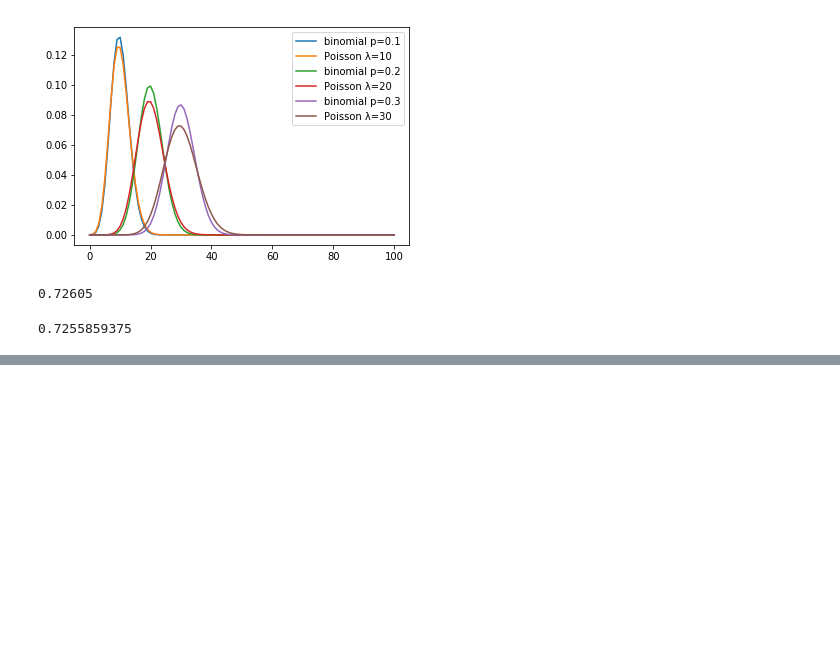
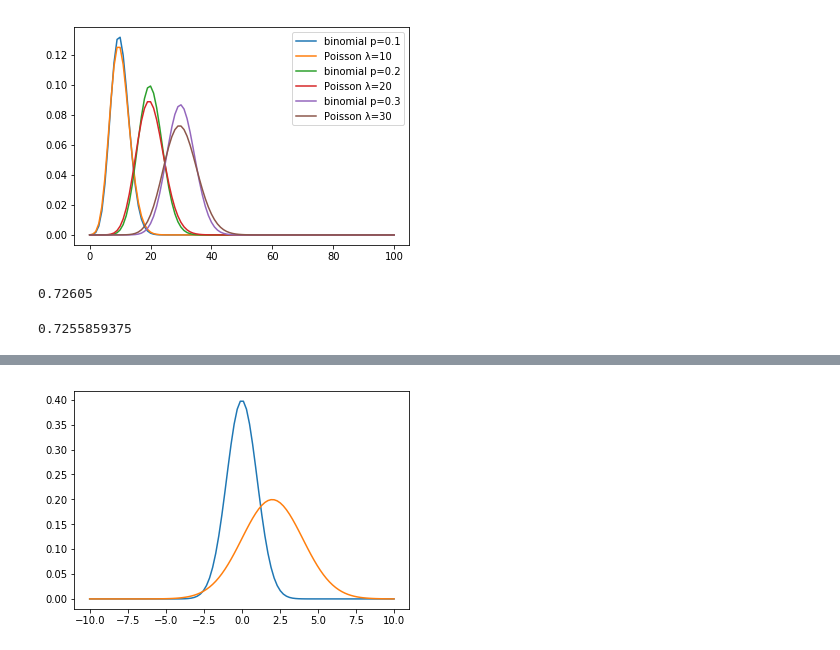
Before and after one commit to lynn0503/Notes-backup, a Jupyter notebook: Probability and Statistics.ipynb, the cells around one changed output, grey strips where cells are left out. Drawn from its saved outputs; the diff is of its cells as text; code cells hidden in the pictures; blank space fills up the shorter version.

```diff
--- a/Probability and Statistics.ipynb
+++ b/Probability and Statistics.ipynb
@@ -138,0 +207,10 @@ bookie_prob(10,5,3)
+# %%
+# 正态分布
+x=np.linspace(-10,10,100)
+norm_distribution=N(loc=0,scale=1)
+norm_distribution2=N(loc=2,scale=2)
+plt.plot(x,norm_distribution.pdf(x))
+plt.plot(x,norm_distribution2.pdf(x))
+plt.show()
+# %% [output]
+[figure, added]
```
Also changed, not shown: parts of 6 cells of this notebook.
